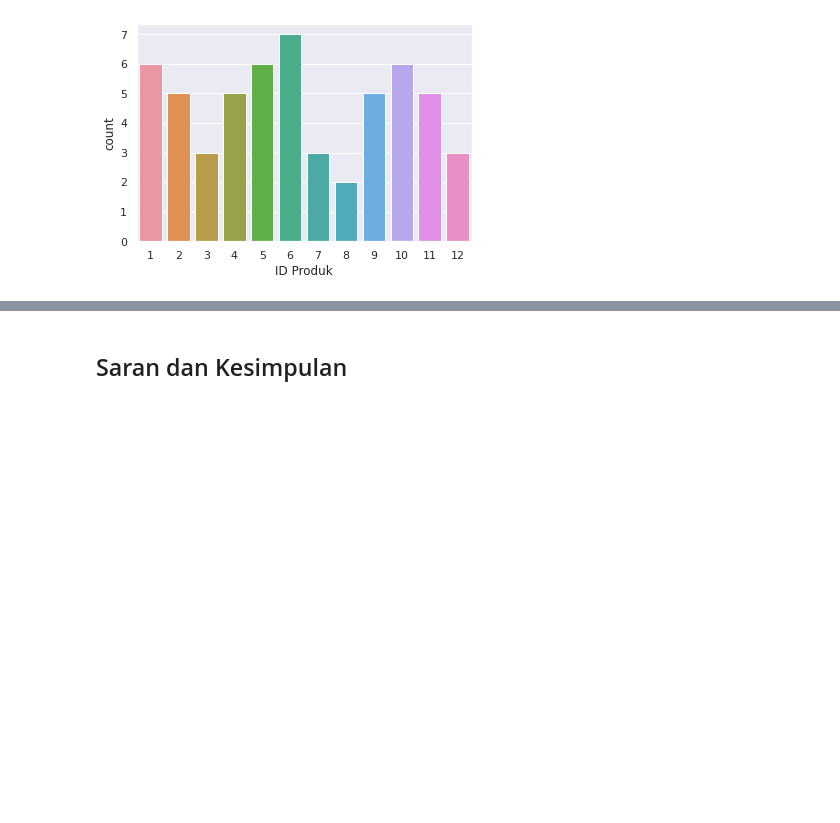
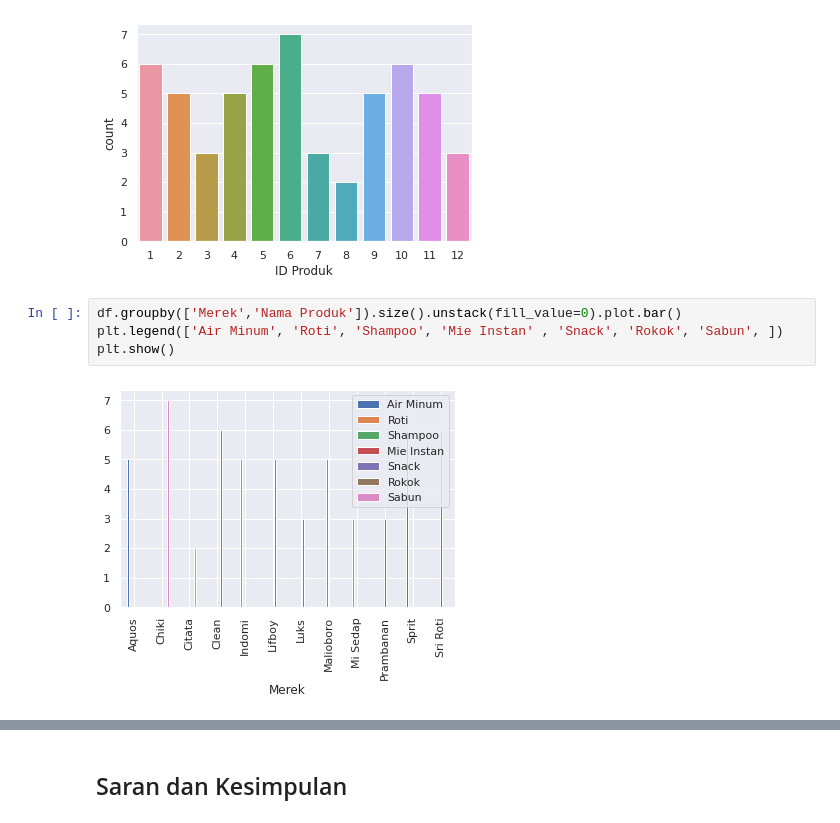
Before and after one commit to yogaap113/Case-Study-03-Data-Mining-UIN-Ganjil-2022-Kelompok-1, a Jupyter notebook: Case_Study_03_Data_Mining_UIN_Ganjil_2022_Kelompok_1.ipynb, the cells around one changed output, grey strips where cells are left out. Saved outputs shown, nothing was run; the diff lists cells and outputs as text; blank space fills up the shorter version.

```diff
--- a/Case_Study_03_Data_Mining_UIN_Ganjil_2022_Kelompok_1.ipynb
+++ b/Case_Study_03_Data_Mining_UIN_Ganjil_2022_Kelompok_1.ipynb
@@ -258,3 +258,9 @@ p = sns.countplot(x = "Konsumen", data = df)
 p = sns.countplot(x = "ID Produk", data = df)
 # %% [output]
 [figure]
+# %%
+df.groupby(['Merek','Nama Produk']).size().unstack(fill_value=0).plot.bar()
+plt.legend(['Air Minum', 'Roti', 'Shampoo', 'Mie Instan' , 'Snack', 'Rokok', 'Sabun', ])
+plt.show()
+# %% [output]
+[figure, added]
```
Also changed, not shown: parts of 1 cell of this notebook.
